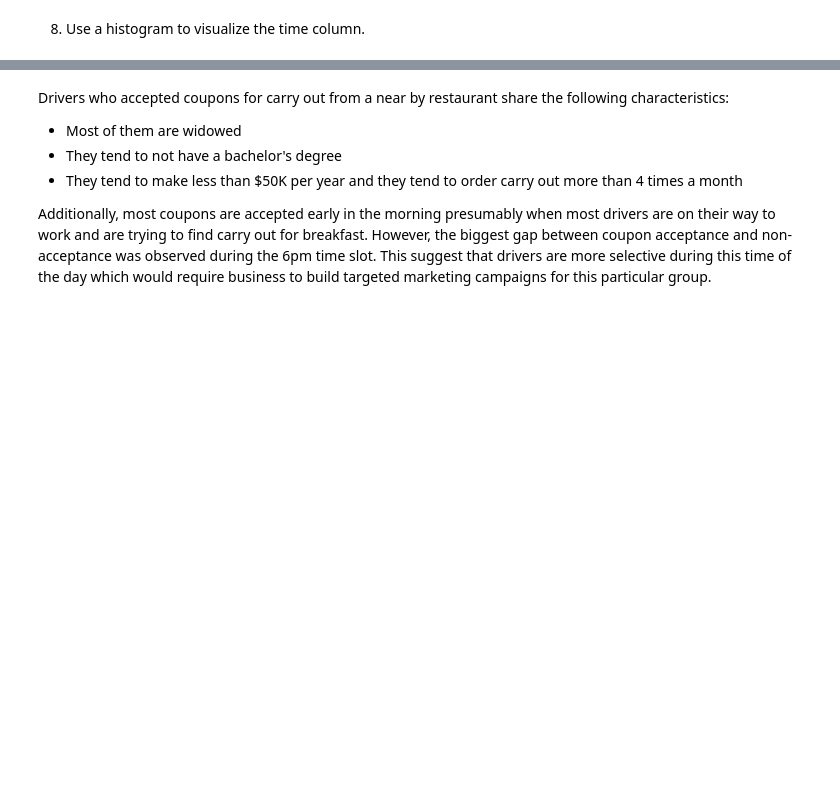
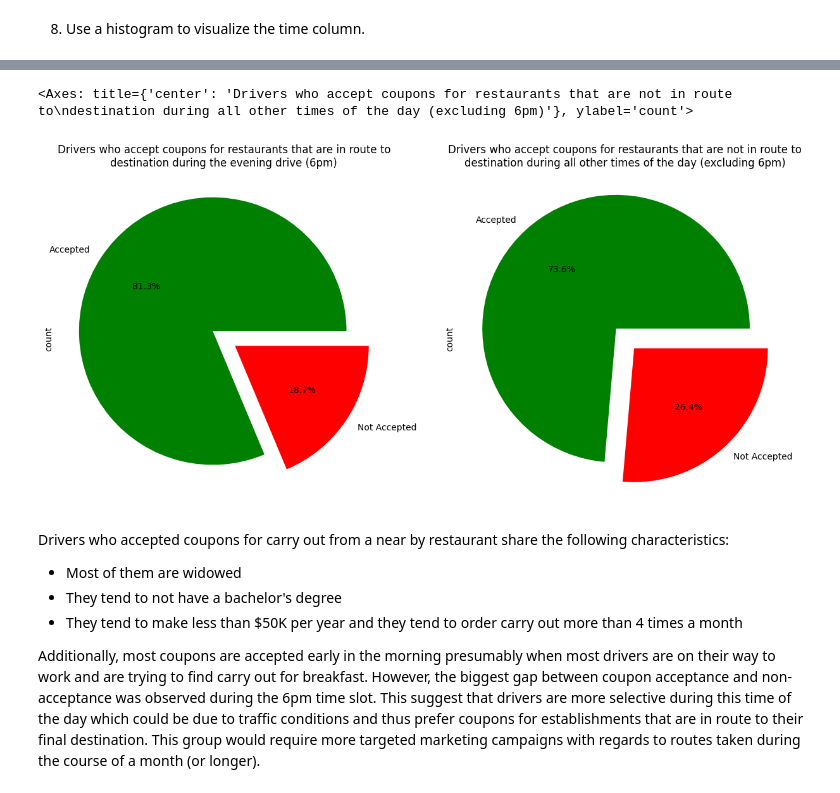
Before and after one commit to lululemon33/sent_coupon_acceptance, a Jupyter notebook: Will_the_Customer_Accept_the_Coupon.ipynb, the cells around one changed output, grey strips where cells are left out. Saved outputs shown, nothing was run; the diff lists cells and outputs as text; code cells hidden in the pictures; blank space fills up the shorter version.

Commit message:
Added new exploratory chart at the bottom

```diff
--- a/Will_the_Customer_Accept_the_Coupon.ipynb
+++ b/Will_the_Customer_Accept_the_Coupon.ipynb
@@ -427,3 +427,18 @@ sns.histplot(data=data5,x=data5['time'],hue='Y',kde=True,).legend(title='Coupon'
+# %%
+plt.figure(figsize=(15,7))
+plt.subplot(121)
+plt.title('Drivers who accept coupons for restaurants that are in route to' + '\n' + 'destination during the evening drive (6pm)')
+data6 = data5.query('(CarryAway != "not_specified") and ((time == "6PM") and (direction_same == 1))')
+data6['Y'].value_counts().plot(kind='pie',explode=[0.1,0.1],autopct='%1.1f%%',colors=['g','r'], labels=['Accepted', 'Not Accepted'])
+#data4.shape
+
+plt.subplot(122)
+plt.title('Drivers who accept coupons for restaurants that are not in route to' + '\n' + 'destination during all other times of the day (excluding 6pm)')
+data6 = data5.query('(CarryAway != "not_specified") and ((time != "6PM") and (direction_same == 0))')
+data6['Y'].value_counts().plot(kind='pie',explode=[0.1,0.1],autopct='%1.1f%%',colors=['g','r'], labels=['Accepted', 'Not Accepted'])
+# %% [output]
+<Axes: title={'center': 'Drivers who accept coupons for restaurants that are not in route to\ndestination during all other times of the day (excluding 6pm)'}, ylabel='count'>
+[figure, added]
 # %% [markdown]
 Drivers who accepted coupons for carry out from a near by restaurant share the following characteristics:
 
@@ -431,4 +446,4 @@ Drivers who accepted coupons for carry out from a near by restaurant share the f
 - They tend to not have a bachelor's degree
 - They tend to make less than $50K per year and they tend to order carry out more than 4 times a month
 
-Additionally, most coupons are accepted early in the morning presumably when most drivers are on their way to work and are trying to find carry out for breakfast.  However, the biggest gap between coupon acceptance and non-acceptance was observed during the 6pm time slot.  This suggest that drivers are more selective during this time of the day which would require business to build targeted marketing campaigns for this particular group.
+Additionally, most coupons are accepted early in the morning presumably when most drivers are on their way to work and are trying to find carry out for breakfast.  However, the biggest gap between coupon acceptance and non-acceptance was observed during the 6pm time slot.  This suggest that drivers are more selective during this time of the day which could be due to traffic conditions and thus prefer coupons for establishments that are in route to their final destination.  This group would require more targeted marketing campaigns with regards to routes taken during the course of a month \(or longer\).
```
Also changed, not shown: parts of 1 cell of this notebook.
